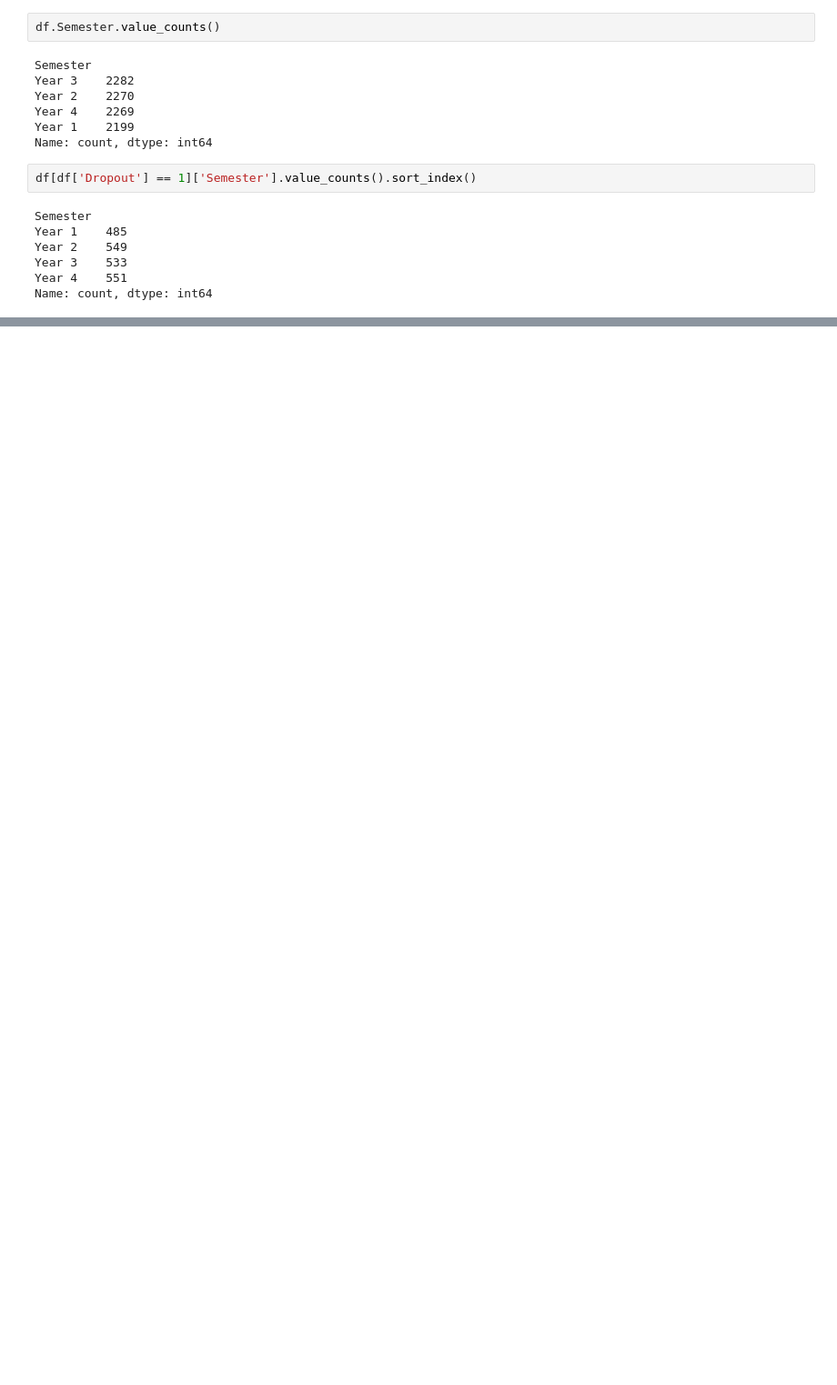
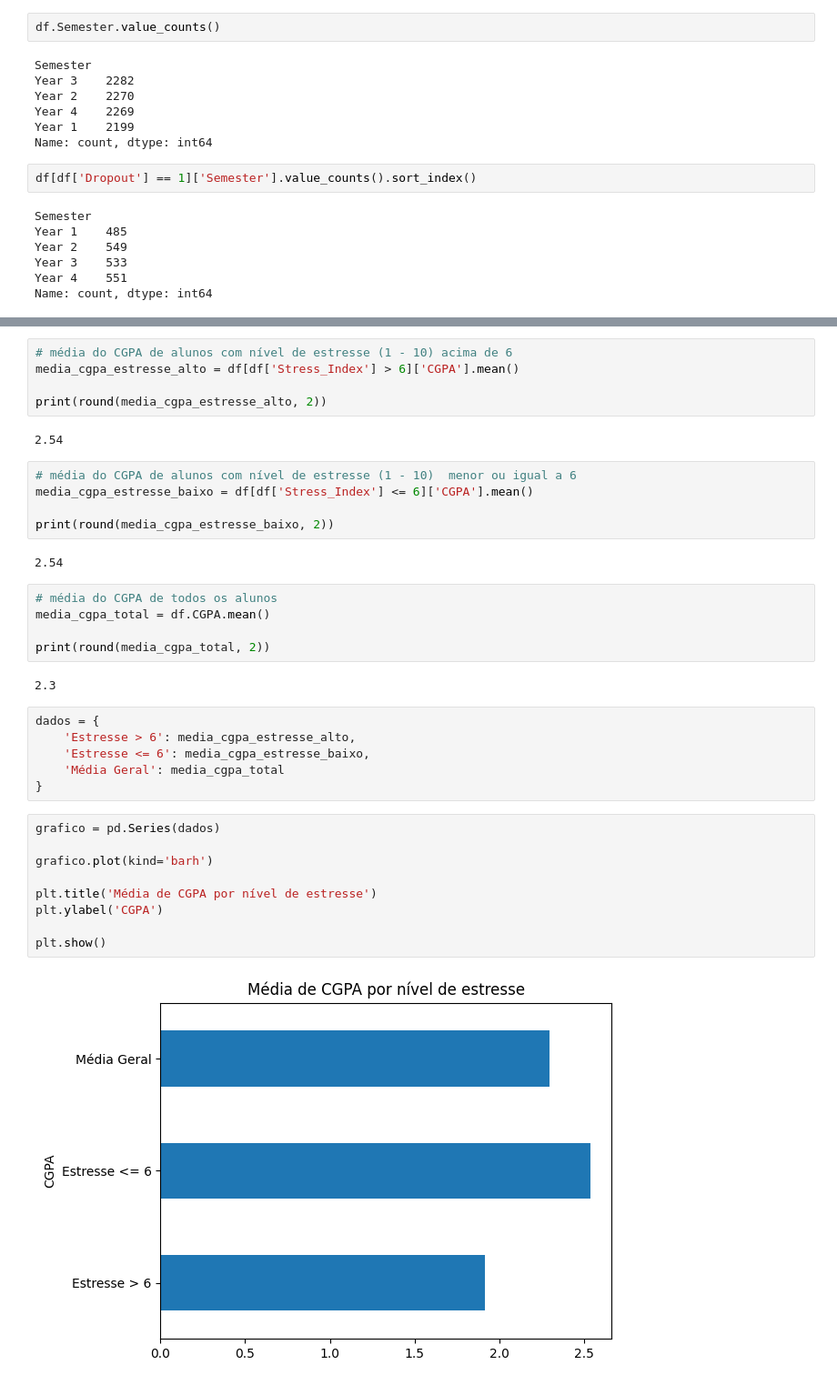
Before and after one commit to Senac-EAD-PTI-Grupo/senac-pi-grupo03-2026, a Jupyter notebook: projeto/app/exploratory_analysis.ipynb, the cells around one changed output, grey strips where cells are left out. Shown at 91% size. Drawn from its saved outputs; the diff is of its cells as text; blank space fills up the shorter version.

```diff
--- a/projeto/app/exploratory_analysis.ipynb
+++ b/projeto/app/exploratory_analysis.ipynb
@@ -571,0 +601,38 @@ df[df['Dropout'] == 1]['Semester'].value_counts().sort_index().plot(kind='bar')
+# %%
+# média do CGPA de alunos com nível de estresse (1 - 10) acima de 6
+media_cgpa_estresse_alto = df[df['Stress_Index'] > 6]['CGPA'].mean()
+
+print(round(media_cgpa_estresse_alto, 2))
+# %% [output]
+2.54
+# %%
+# média do CGPA de alunos com nível de estresse (1 - 10)  menor ou igual a 6
+media_cgpa_estresse_baixo = df[df['Stress_Index'] <= 6]['CGPA'].mean()
+
+print(round(media_cgpa_estresse_baixo, 2))
+# %% [output]
+2.54
+# %%
+# média do CGPA de todos os alunos
+media_cgpa_total = df.CGPA.mean()
+
+print(round(media_cgpa_total, 2))
+# %% [output]
+2.3
+# %%
+dados = {
+    'Estresse > 6': media_cgpa_estresse_alto,
+    'Estresse <= 6': media_cgpa_estresse_baixo,
+    'Média Geral': media_cgpa_total
+}
+# %%
+grafico = pd.Series(dados)
+
+grafico.plot(kind='barh')
+
+plt.title('Média de CGPA por nível de estresse')
+plt.ylabel('CGPA')
+
+plt.show()
+# %% [output]
+[figure, added]
```
Also changed, not shown: parts of 28 cells of this notebook, 2 other files.
